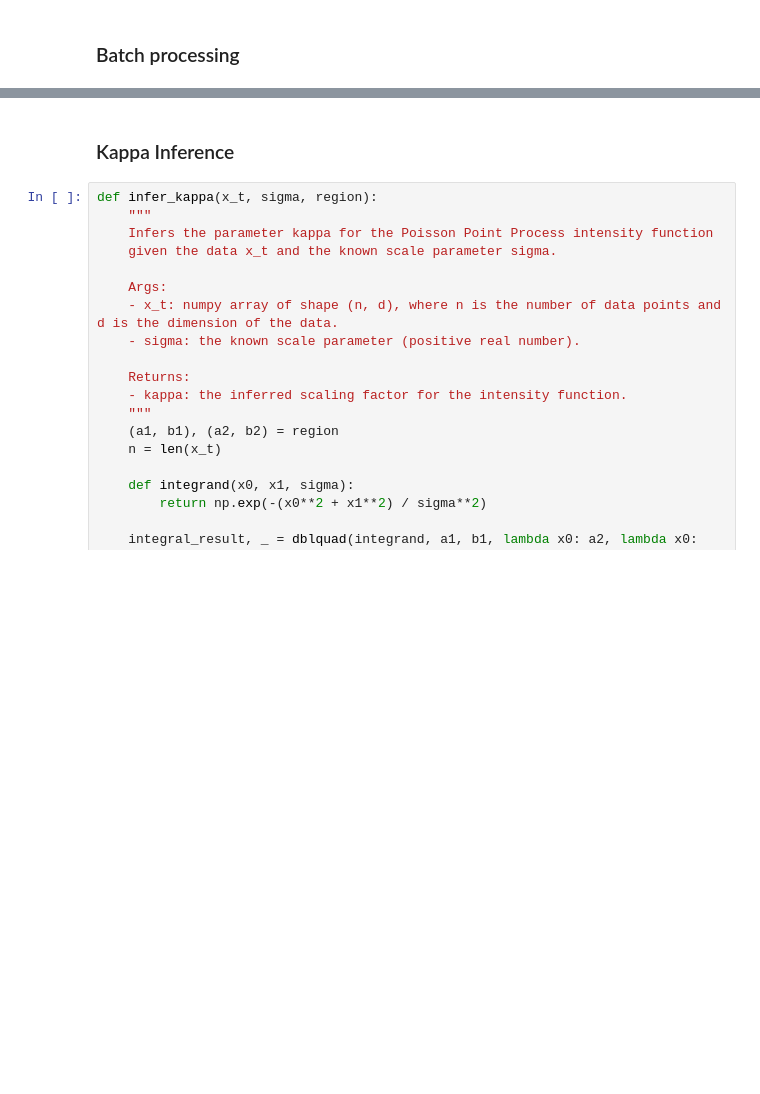
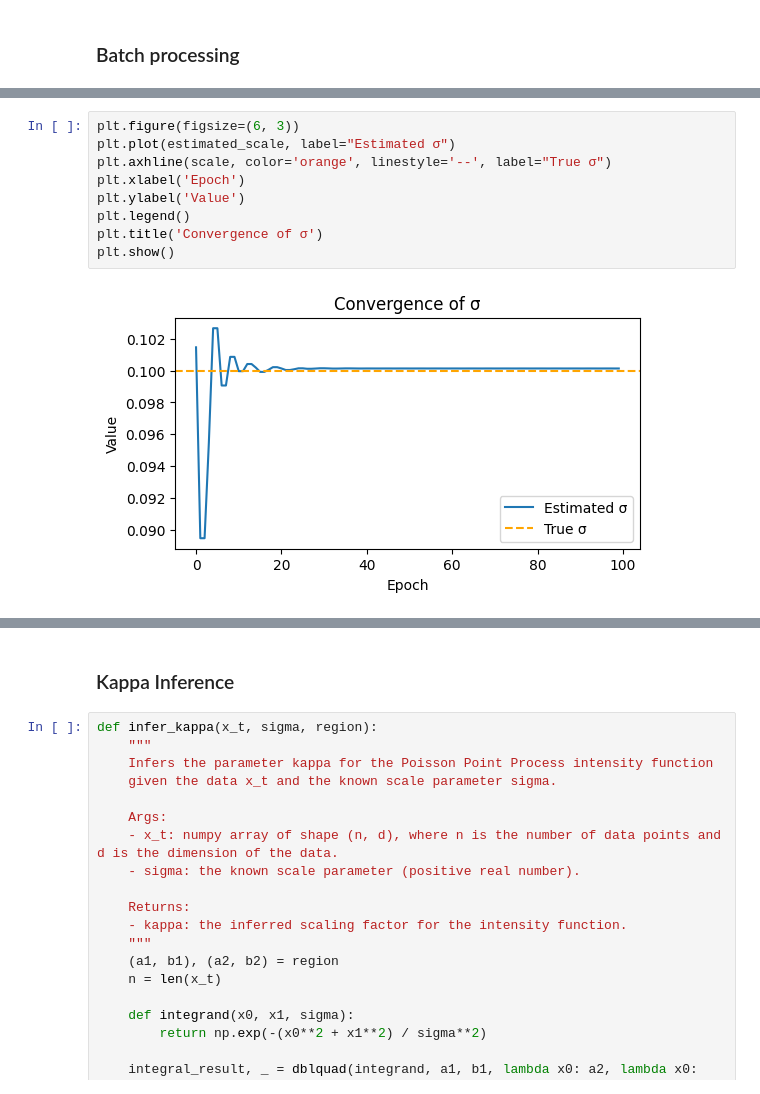
Before and after one commit to katonapng/score_matching, a Jupyter notebook: score_matching_poisson.ipynb, the cells around one changed output, grey strips where cells are left out. Drawn from its saved outputs; the diff is of its cells as text; blank space fills up the shorter version.

```diff
--- a/score_matching_poisson.ipynb
+++ b/score_matching_poisson.ipynb
@@ -192,3 +229,14 @@ plt.show()
+# %%
+plt.figure(figsize=(6, 3))
+plt.plot(estimated_scale, label="Estimated σ")
+plt.axhline(scale, color='orange', linestyle='--', label="True σ")
+plt.xlabel('Epoch')
+plt.ylabel('Value')
+plt.legend()
+plt.title('Convergence of σ')
+plt.show()
+# %% [output]
+[figure, added]
 # %%
 print("Estimated scale:", model.scale)
 print("True scale:", scale)
```
Also changed, not shown: parts of 15 cells of this notebook.
